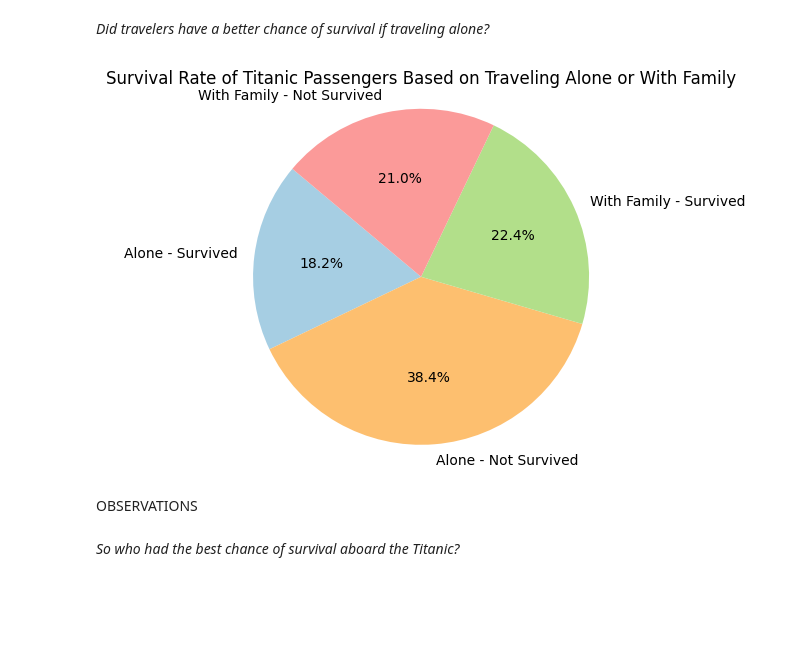
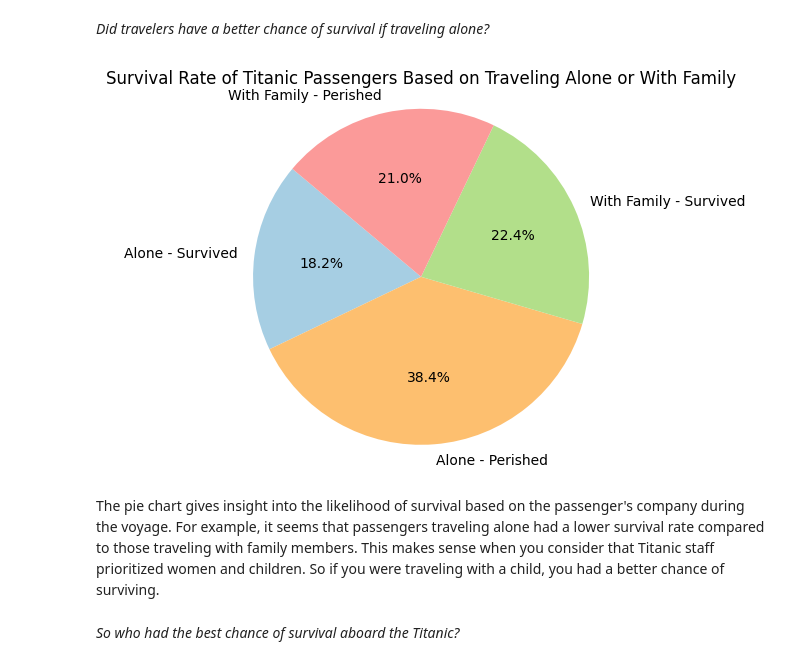
Before and after one commit to Karpoozi/datafun-06-eda, a Jupyter notebook: brookerichards_eda.ipynb, the cells around one changed output. Cells and saved outputs as stored; diff of their text form; code cells hidden in the pictures; blank space fills up the shorter version.

```diff
--- a/brookerichards_eda.ipynb
+++ b/brookerichards_eda.ipynb
@@ -211,24 +210,24 @@ OBSERVATIONS
 # %%
 # calculate survival rate for passengers traveling alone and with family
 alone_survived = df[(df['alone'] == True) & (df['survived'] == 1)].shape[0]
 alone_not_survived = df[(df['alone'] == True) & (df['survived'] == 0)].shape[0]
 with_family_survived = df[(df['alone'] == False) & (df['survived'] == 1)].shape[0]
 with_family_not_survived = df[(df['alone'] == False) & (df['survived'] == 0)].shape[0]
 
 # organize plot
-labels = ['Alone - Survived', 'Alone - Not Survived', 'With Family - Survived', 'With Family - Not Survived']
+labels = ['Alone - Survived', 'Alone - Perished', 'With Family - Survived', 'With Family - Perished']
 sizes = [alone_survived, alone_not_survived, with_family_survived, with_family_not_survived]
 colors = ['#a6cee3', '#fdbf6f', '#b2df8a', '#fb9a99']
 plt.pie(sizes, labels=labels, colors=colors, autopct='%1.1f%%', startangle=140)
 plt.axis('equal')
 plt.title('Survival Rate of Titanic Passengers Based on Traveling Alone or With Family')
 
 # display plot
 plt.show()
 # %% [output]
-[figure, old version]
+[figure, new version]
-# %% [markdown]
-OBSERVATIONS
+# %% [markdown]
+The pie chart gives insight into the likelihood of survival based on the passenger's company during the voyage. For example, it seems that passengers traveling alone had a lower survival rate compared to those traveling with family members. This makes sense when you consider that Titanic staff prioritized women and children. So if you were traveling with a child, you had a better chance of surviving.
 # %% [markdown]
 *So who had the best chance of survival aboard the Titanic?*
 # %%
```
Also changed, not shown: parts of 2 cells of this notebook.
